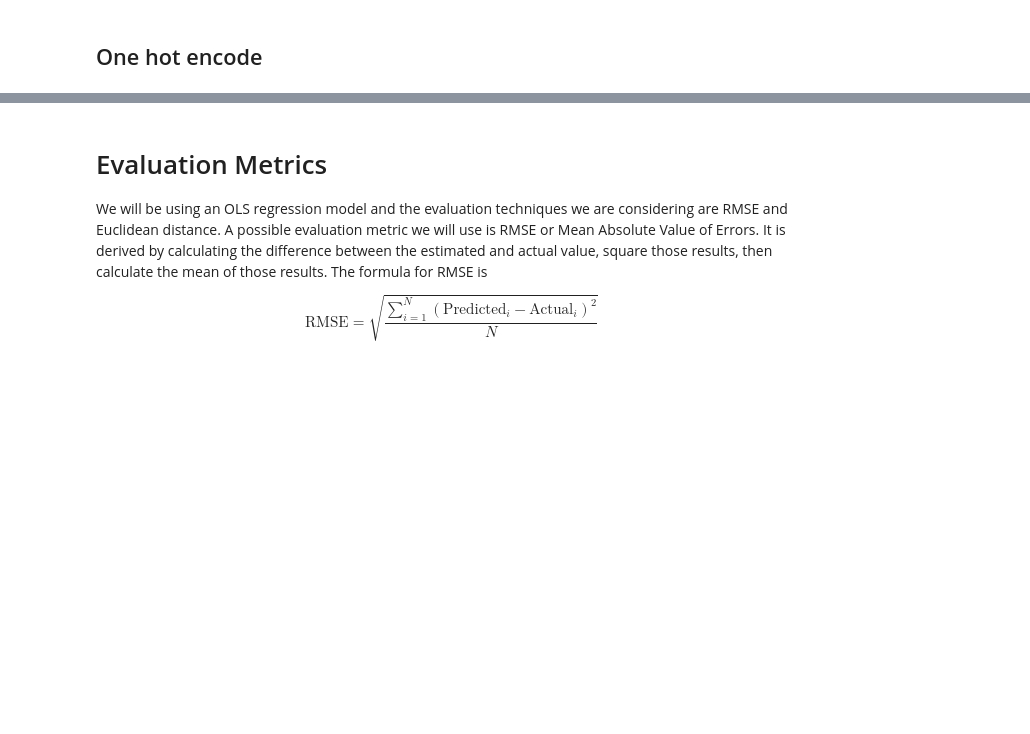
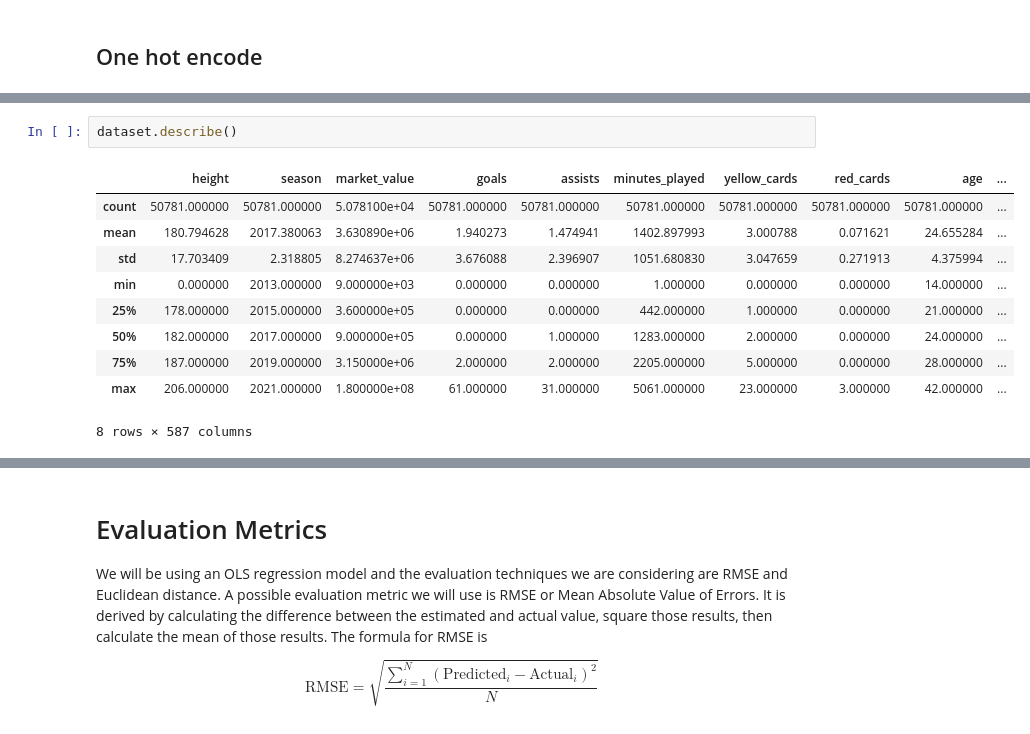
Before and after one commit to kade09/FifaMarketValueML, a Jupyter notebook: project.ipynb, the cells around one changed output, grey strips where cells are left out. Saved outputs shown, nothing was run; the diff lists cells and outputs as text; blank space fills up the shorter version.

```diff
--- a/project.ipynb
+++ b/project.ipynb
@@ -449 +444,14 @@ data['all'].describe()
+# %%
+dataset.describe()
+# %% [output]
+|  | height | season | market_value | goals | assists | minutes_played | yellow_cards | red_cards | age | ... |
+| count | 50781.000000 | 50781.000000 | 5.078100e+04 | 50781.000000 | 50781.000000 | 50781.000000 | 50781.000000 | 50781.000000 | 50781.000000 | ... |
+| mean | 180.794628 | 2017.380063 | 3.630890e+06 | 1.940273 | 1.474941 | 1402.897993 | 3.000788 | 0.071621 | 24.655284 | ... |
+| std | 17.703409 | 2.318805 | 8.274637e+06 | 3.676088 | 2.396907 | 1051.680830 | 3.047659 | 0.271913 | 4.375994 | ... |
+| min | 0.000000 | 2013.000000 | 9.000000e+03 | 0.000000 | 0.000000 | 1.000000 | 0.000000 | 0.000000 | 14.000000 | ... |
+| 25% | 178.000000 | 2015.000000 | 3.600000e+05 | 0.000000 | 0.000000 | 442.000000 | 1.000000 | 0.000000 | 21.000000 | ... |
+| 50% | 182.000000 | 2017.000000 | 9.000000e+05 | 0.000000 | 1.000000 | 1283.000000 | 2.000000 | 0.000000 | 24.000000 | ... |
+| 75% | 187.000000 | 2019.000000 | 3.150000e+06 | 2.000000 | 2.000000 | 2205.000000 | 5.000000 | 0.000000 | 28.000000 | ... |
+| max | 206.000000 | 2021.000000 | 1.800000e+08 | 61.000000 | 31.000000 | 5061.000000 | 23.000000 | 3.000000 | 42.000000 | ... |
+8 rows × 587 columns
 # %%
```
Also changed, not shown: parts of 11 cells of this notebook.
